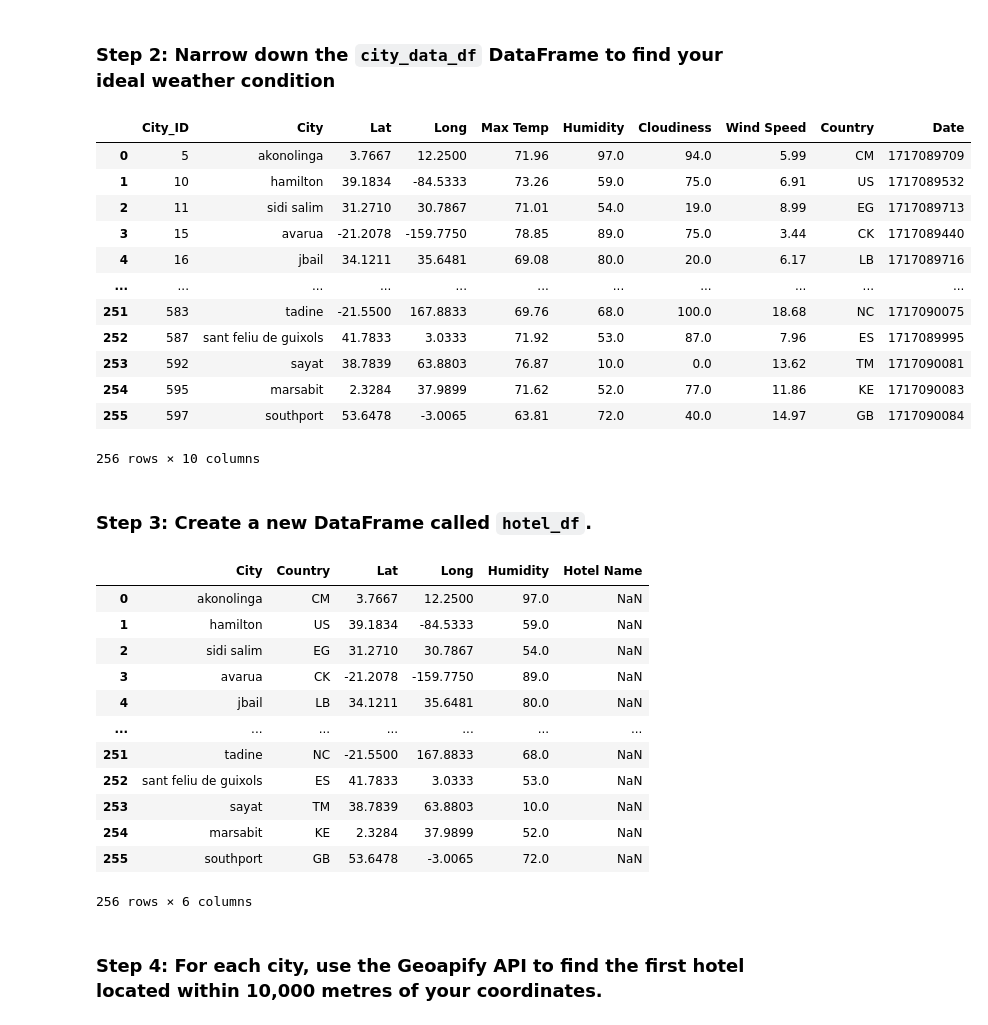
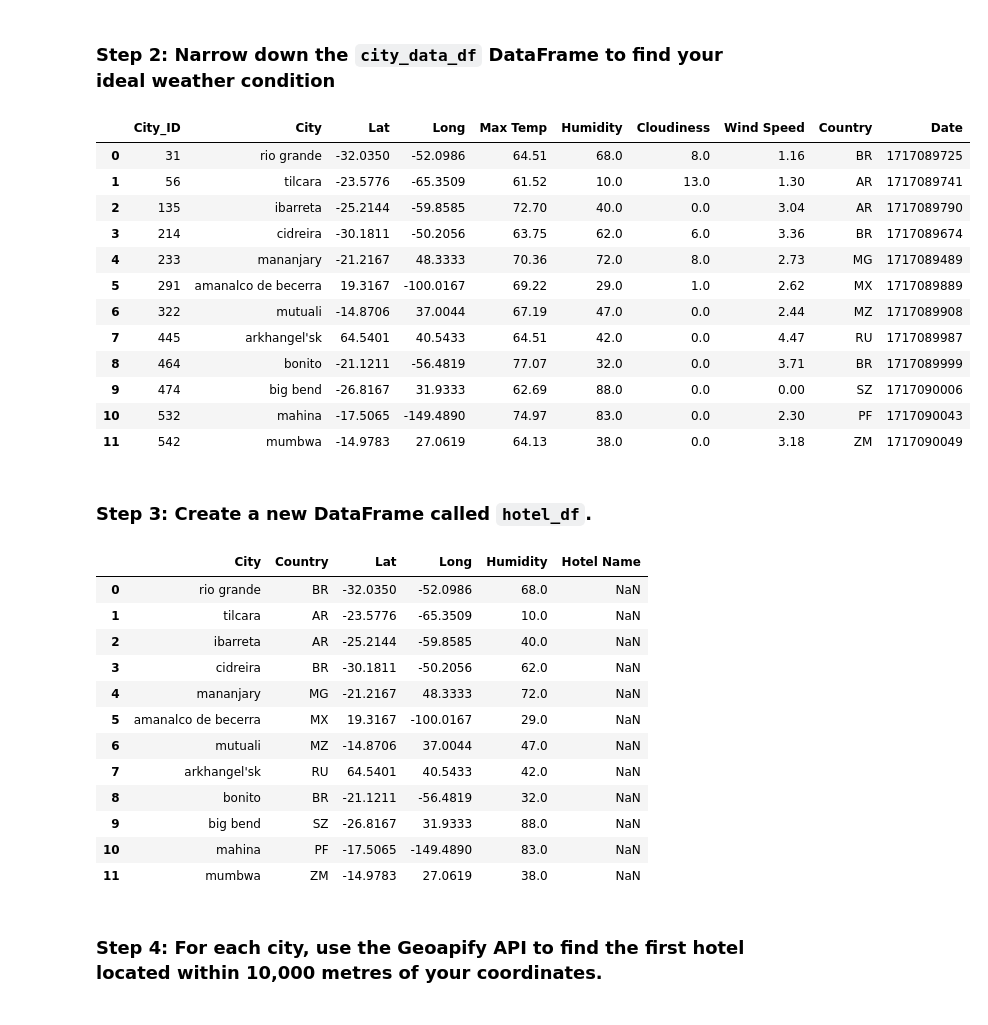
Before and after one commit to RedRajah13/dabc_challenge_6.api, a Jupyter notebook: VacationPy_hw.ipynb, the cells around one changed output. Cells and saved outputs as stored; diff of their text form; code cells hidden in the pictures.

```diff
--- a/VacationPy_hw.ipynb
+++ b/VacationPy_hw.ipynb
@@ -97,25 +98,27 @@ map_plot
 # %%
 # Narrow down cities that fit criteria and drop any results with null values
 # Drop any rows with null values
 ideal_df = city_data_df.copy()
 ideal_df = ideal_df.loc[(ideal_df["Max Temp"] < 80) & (ideal_df["Max Temp"] > 60)].reset_index(drop=True)
+ideal_df = ideal_df.loc[(ideal_df["Wind Speed"] < 4.5)].reset_index(drop=True)
+ideal_df = ideal_df.loc[(ideal_df["Cloudiness"] < 20)].reset_index(drop=True)
 
 # Display sample data
 ideal_df
 # %% [output]
 |  | City_ID | City | Lat | Long | Max Temp | Humidity | Cloudiness | Wind Speed | Country | Date |
-| 0 | 5 | akonolinga | 3.7667 | 12.2500 | 71.96 | 97.0 | 94.0 | 5.99 | CM | 1717089709 |
-| 1 | 10 | hamilton | 39.1834 | -84.5333 | 73.26 | 59.0 | 75.0 | 6.91 | US | 1717089532 |
-| 2 | 11 | sidi salim | 31.2710 | 30.7867 | 71.01 | 54.0 | 19.0 | 8.99 | EG | 1717089713 |
-| 3 | 15 | avarua | -21.2078 | -159.7750 | 78.85 | 89.0 | 75.0 | 3.44 | CK | 1717089440 |
-| 4 | 16 | jbail | 34.1211 | 35.6481 | 69.08 | 80.0 | 20.0 | 6.17 | LB | 1717089716 |
-| ... | ... | ... | ... | ... | ... | ... | ... | ... | ... | ... |
-| 251 | 583 | tadine | -21.5500 | 167.8833 | 69.76 | 68.0 | 100.0 | 18.68 | NC | 1717090075 |
-| 252 | 587 | sant feliu de guixols | 41.7833 | 3.0333 | 71.92 | 53.0 | 87.0 | 7.96 | ES | 1717089995 |
-| 253 | 592 | sayat | 38.7839 | 63.8803 | 76.87 | 10.0 | 0.0 | 13.62 | TM | 1717090081 |
-| 254 | 595 | marsabit | 2.3284 | 37.9899 | 71.62 | 52.0 | 77.0 | 11.86 | KE | 1717090083 |
-| 255 | 597 | southport | 53.6478 | -3.0065 | 63.81 | 72.0 | 40.0 | 14.97 | GB | 1717090084 |
+| 0 | 31 | rio grande | -32.0350 | -52.0986 | 64.51 | 68.0 | 8.0 | 1.16 | BR | 1717089725 |
+| 1 | 56 | tilcara | -23.5776 | -65.3509 | 61.52 | 10.0 | 13.0 | 1.30 | AR | 1717089741 |
+| 2 | 135 | ibarreta | -25.2144 | -59.8585 | 72.70 | 40.0 | 0.0 | 3.04 | AR | 1717089790 |
+| 3 | 214 | cidreira | -30.1811 | -50.2056 | 63.75 | 62.0 | 6.0 | 3.36 | BR | 1717089674 |
+| 4 | 233 | mananjary | -21.2167 | 48.3333 | 70.36 | 72.0 | 8.0 | 2.73 | MG | 1717089489 |
+| 5 | 291 | amanalco de becerra | 19.3167 | -100.0167 | 69.22 | 29.0 | 1.0 | 2.62 | MX | 1717089889 |
+| 6 | 322 | mutuali | -14.8706 | 37.0044 | 67.19 | 47.0 | 0.0 | 2.44 | MZ | 1717089908 |
+| 7 | 445 | arkhangel'sk | 64.5401 | 40.5433 | 64.51 | 42.0 | 0.0 | 4.47 | RU | 1717089987 |
+| 8 | 464 | bonito | -21.1211 | -56.4819 | 77.07 | 32.0 | 0.0 | 3.71 | BR | 1717089999 |
+| 9 | 474 | big bend | -26.8167 | 31.9333 | 62.69 | 88.0 | 0.0 | 0.00 | SZ | 1717090006 |
+| 10 | 532 | mahina | -17.5065 | -149.4890 | 74.97 | 83.0 | 0.0 | 2.30 | PF | 1717090043 |
+| 11 | 542 | mumbwa | -14.9783 | 27.0619 | 64.13 | 38.0 | 0.0 | 3.18 | ZM | 1717090049 |
-256 rows × 10 columns
 # %% [markdown]
 ### Step 3: Create a new DataFrame called `hotel_df`.
 # %%
@@ -130,18 +133,18 @@ hotel_df["Hotel Name"] = pd.Series(dtype='object')
 hotel_df
 # %% [output]
 |  | City | Country | Lat | Long | Humidity | Hotel Name |
-| 0 | akonolinga | CM | 3.7667 | 12.2500 | 97.0 | NaN |
-| 1 | hamilton | US | 39.1834 | -84.5333 | 59.0 | NaN |
-| 2 | sidi salim | EG | 31.2710 | 30.7867 | 54.0 | NaN |
-| 3 | avarua | CK | -21.2078 | -159.7750 | 89.0 | NaN |
-| 4 | jbail | LB | 34.1211 | 35.6481 | 80.0 | NaN |
-| ... | ... | ... | ... | ... | ... | ... |
-| 251 | tadine | NC | -21.5500 | 167.8833 | 68.0 | NaN |
-| 252 | sant feliu de guixols | ES | 41.7833 | 3.0333 | 53.0 | NaN |
-| 253 | sayat | TM | 38.7839 | 63.8803 | 10.0 | NaN |
-| 254 | marsabit | KE | 2.3284 | 37.9899 | 52.0 | NaN |
-| 255 | southport | GB | 53.6478 | -3.0065 | 72.0 | NaN |
+| 0 | rio grande | BR | -32.0350 | -52.0986 | 68.0 | NaN |
+| 1 | tilcara | AR | -23.5776 | -65.3509 | 10.0 | NaN |
+| 2 | ibarreta | AR | -25.2144 | -59.8585 | 40.0 | NaN |
+| 3 | cidreira | BR | -30.1811 | -50.2056 | 62.0 | NaN |
+| 4 | mananjary | MG | -21.2167 | 48.3333 | 72.0 | NaN |
+| 5 | amanalco de becerra | MX | 19.3167 | -100.0167 | 29.0 | NaN |
+| 6 | mutuali | MZ | -14.8706 | 37.0044 | 47.0 | NaN |
+| 7 | arkhangel'sk | RU | 64.5401 | 40.5433 | 42.0 | NaN |
+| 8 | bonito | BR | -21.1211 | -56.4819 | 32.0 | NaN |
+| 9 | big bend | SZ | -26.8167 | 31.9333 | 88.0 | NaN |
+| 10 | mahina | PF | -17.5065 | -149.4890 | 83.0 | NaN |
+| 11 | mumbwa | ZM | -14.9783 | 27.0619 | 38.0 | NaN |
-256 rows × 6 columns
 # %% [markdown]
 ### Step 4: For each city, use the Geoapify API to find the first hotel located within 10,000 metres of your coordinates.
 # %%
```
Also changed, not shown: parts of 3 cells of this notebook.
